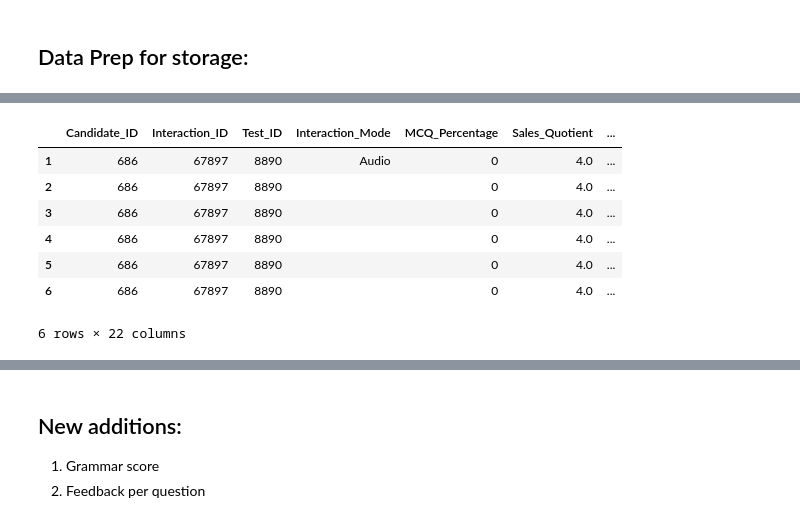
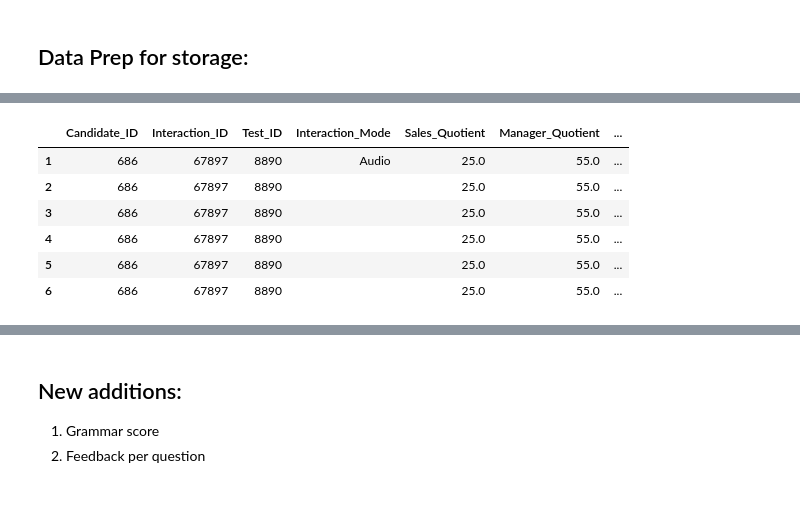
Before and after one commit to bitanb1999/TalentSumoAI, a Jupyter notebook: Audio_Demo.ipynb, the cells around one changed output, grey strips where cells are left out. Saved outputs shown, nothing was run; the diff lists cells and outputs as text; code cells hidden in the pictures.

Commit message:
final audio commit

```diff
--- a/Audio_Demo.ipynb
+++ b/Audio_Demo.ipynb
@@ -1022,22 +1019,22 @@ def fluency_cohort(path):
   tex=''
   pace_cohort=[]
   for i in range(len(net_filtered)):
-    if net_word_count[i]>170 and net_word_count[i]<190:
+    if net_word_count[i]>=170:
       pace_cohort.append(4)
-    elif net_word_count[i]>100 and net_word_count[i]<120:
+    elif net_word_count[i]>100 and net_word_count[i]<170:
       pace_cohort.append(3)
-    elif net_word_count[i]>50 and net_word_count[i]>90:
+    elif net_word_count[i]>50 and net_word_count[i]<=100:
       pace_cohort.append(2)
     else:
       pace_cohort.append(1)
   silenc,coun=silence_detect(net_transcribed_audio_file_name)
   silence_cohort=[]
   for i in range(len(silenc)):
-    if silenc[i] <3 or coun[i]<4:
+    if silenc[i] <3 or coun[i]<5:
       silence_cohort.append(4)
-    elif silenc[i] <5 or coun[i]<8:
+    elif silenc[i] <5 or coun[i]<7:
       silence_cohort.append(3)
-    elif silenc[i] < 8 or coun[i]<10:
+    elif silenc[i] < 7 or coun[i]<10:
       silence_cohort.append(2)
     else:
       silence_cohort.append(1)
@@ -1138,5 +1135,5 @@ content_score,confidence_score,energy_score,fluency_score
 # %%
-per_ques=aggregate_score(content_score,confidence,energy,fluency)
-interaction_score=69-np.mean([ord(i) for i in per_ques])
+per_ques=aggregate_score(content_score,confidence_score,fluency_score)
+interaction_score=np.ceil(69-np.mean([ord(i) for i in per_ques]))
 per_ques,interaction_score
 # %% [output]
@@ -1151,5 +1148,6 @@ interaction_cohort,interaction_percentage
 # %% [markdown]
 ## Quotients:
 # %%
-quotients=pd.read_excel("/content/The Power words dashboard .xlsx").dropna()
+quotients=pd.read_csv("/content/The Power words dashboard  - Power Words.csv").dropna()
 text=' '.join(net_text)
+text
@@ -1230,39 +1239,39 @@ cloud=cv2.imread('/content/word_cloud.png')
 # %%
 #fill up ids
 output={}
-output['Candidate_ID']=[id['Candidate_ID']]*6
-output['Interaction_ID']=[id['Interaction_ID']]*6
-output['Test_ID']=[id['Test_ID']]*6
+n=(df.shape[0]-1)
+output['Candidate_ID']=[id['Candidate_ID']]*n
+output['Interaction_ID']=[id['Interaction_ID']]*n
+output['Test_ID']=[id['Test_ID']]*n
 output['Interaction_Mode']=df['Interaction_Mode'][:-1]
-output['MCQ_Percentage']=[0 if df.iloc[0]['Interaction_Mode']!='MCQ' else 1]*6
-output['Sales_Quotient']=[np.round(quotient_dict['sales'])]*6
-output['Manager_Quotient']=[np.round(quotient_dict['manager'])]*6
-output['Leadership_Quotient']=[np.round(quotient_dict['leadership'])]*6
-output['Learner_Quotient']=[np.round(quotient_dict['learning'])]*6
-output['People_Quotient']=[np.round(quotient_dict['service'])]*6
-output['Resume_Score']=[resume_sc]*6
-output['Pace']=[np.round(np.mean(net_word_count))]*6
-output['Power_word_density']=[np.round(power_density)]*6
+#output['MCQ_Percentage']=[0 if df.iloc[0]['Interaction_Mode']!='MCQ' else 1]*6
+output['Sales_Quotient']=[np.round(quotient_dict['sales'])*5]*n
+output['Manager_Quotient']=[np.round(quotient_dict['manager'])*5]*n
+output['Leadership_Quotient']=[np.round(quotient_dict['leadership'])*5]*n
+output['Learner_Quotient']=[np.round(quotient_dict['learning'])*5]*n
+output['People_Quotient']=[np.round(quotient_dict['service'])*5]*n
+#output['Resume_Score']=[resume_sc]*6
+output['Pace']=[np.round(np.mean(net_word_count))]*n
+output['Power_word_density']=[power_density]*n
 #output['Word_Cloud']=[cloud]*6
-output['Volume']=[np.round(volume)]*6
-output['Pitch']=[np.round(pitc)]*6
-output['Aggregate_content_score']=[np.round(np.mean([i for i in content_score if i!='Not Applicable']))]*6
-output['Raw_interaction_grade']=[np.round(interaction_score)]*6
-output['Interaction_grade']=[interaction_cohort]*6
+output['Volume']=[np.round(volume)]*n
+output['Pitch']=[np.round(pitc)]*n
+output['Aggregate_content_score']=[np.round(np.mean([i for i in content_score if i!='Not Applicable']))]*n
+output['Raw_Interaction_Grade']=[np.round(interaction_score*2.5)]*n
+output['Interaction_Cohort']=[interaction_cohort]*n
 output['Question_no.']=list(df['Question_ID'])[:-1]
-output['MCQ_Value']=[0]*6
-output['Interaction_Percentage'],output['Interaction_Cohort']=[np.round(interaction_percentage)]*6,[np.round(interaction_score)]*6
+output['MCQ_Value']=[0]*n
+output['Interaction_Percentage'],output['Interaction_Score']=[np.round(interaction_percentage)]*n,[np.round(interaction_score)]*n
 
 pd.DataFrame(output,columns=output.keys())
 # %% [output]
-|  | Candidate_ID | Interaction_ID | Test_ID | Interaction_Mode | MCQ_Percentage | Sales_Quotient | ... |
-| 1 | 686 | 67897 | 8890 | Audio | 0 | 4.0 | ... |
-| 2 | 686 | 67897 | 8890 |  | 0 | 4.0 | ... |
-| 3 | 686 | 67897 | 8890 |  | 0 | 4.0 | ... |
-| 4 | 686 | 67897 | 8890 |  | 0 | 4.0 | ... |
-| 5 | 686 | 67897 | 8890 |  | 0 | 4.0 | ... |
-| 6 | 686 | 67897 | 8890 |  | 0 | 4.0 | ... |
+|  | Candidate_ID | Interaction_ID | Test_ID | Interaction_Mode | Sales_Quotient | Manager_Quotient | ... |
+| 1 | 686 | 67897 | 8890 | Audio | 25.0 | 55.0 | ... |
+| 2 | 686 | 67897 | 8890 |  | 25.0 | 55.0 | ... |
+| 3 | 686 | 67897 | 8890 |  | 25.0 | 55.0 | ... |
+| 4 | 686 | 67897 | 8890 |  | 25.0 | 55.0 | ... |
+| 5 | 686 | 67897 | 8890 |  | 25.0 | 55.0 | ... |
+| 6 | 686 | 67897 | 8890 |  | 25.0 | 55.0 | ... |
-6 rows × 22 columns
 # %%
 output['Transcript']=net_text
 output['Confidence_Cohort']=confidence
```
Also changed, not shown: parts of 40 cells of this notebook.
